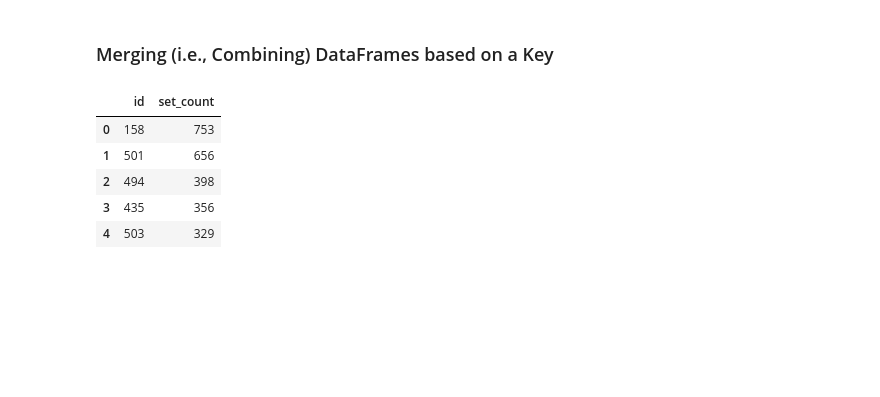
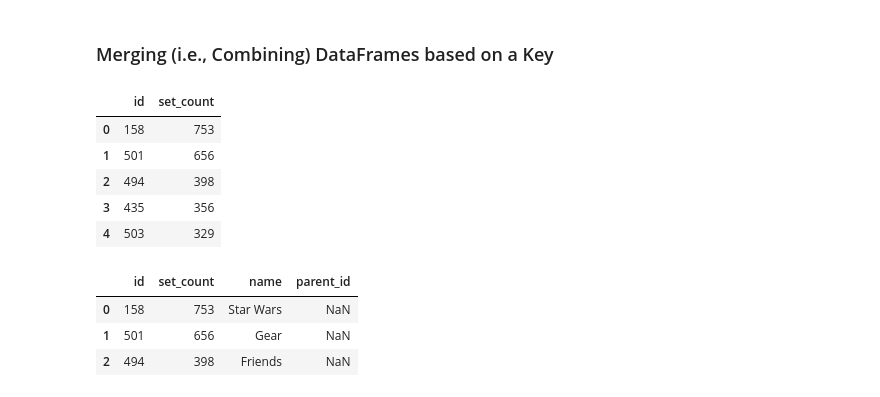
Before and after one commit to julioreis-dev/tutorial_pandas, a Jupyter notebook: Lego_Analysis_for_Course_(start).ipynb, the cells around one changed output. Saved outputs shown, nothing was run; the diff lists cells and outputs as text; code cells hidden in the pictures; blank space fills up the shorter version.

```diff
--- a/Lego_Analysis_for_Course_(start).ipynb
+++ b/Lego_Analysis_for_Course_(start).ipynb
@@ -427,3 +427,11 @@ set_theme_counts.head()
 | 2 | 494 | 398 |
 | 3 | 435 | 356 |
 | 4 | 503 | 329 |
+# %%
+merged_df = pd.merge(set_theme_counts, theme, on='id')
+merged_df[:3]
+# %% [output]
+|  | id | set_count | name | parent_id |
+| 0 | 158 | 753 | Star Wars | NaN |
+| 1 | 501 | 656 | Gear | NaN |
+| 2 | 494 | 398 | Friends | NaN |
```
